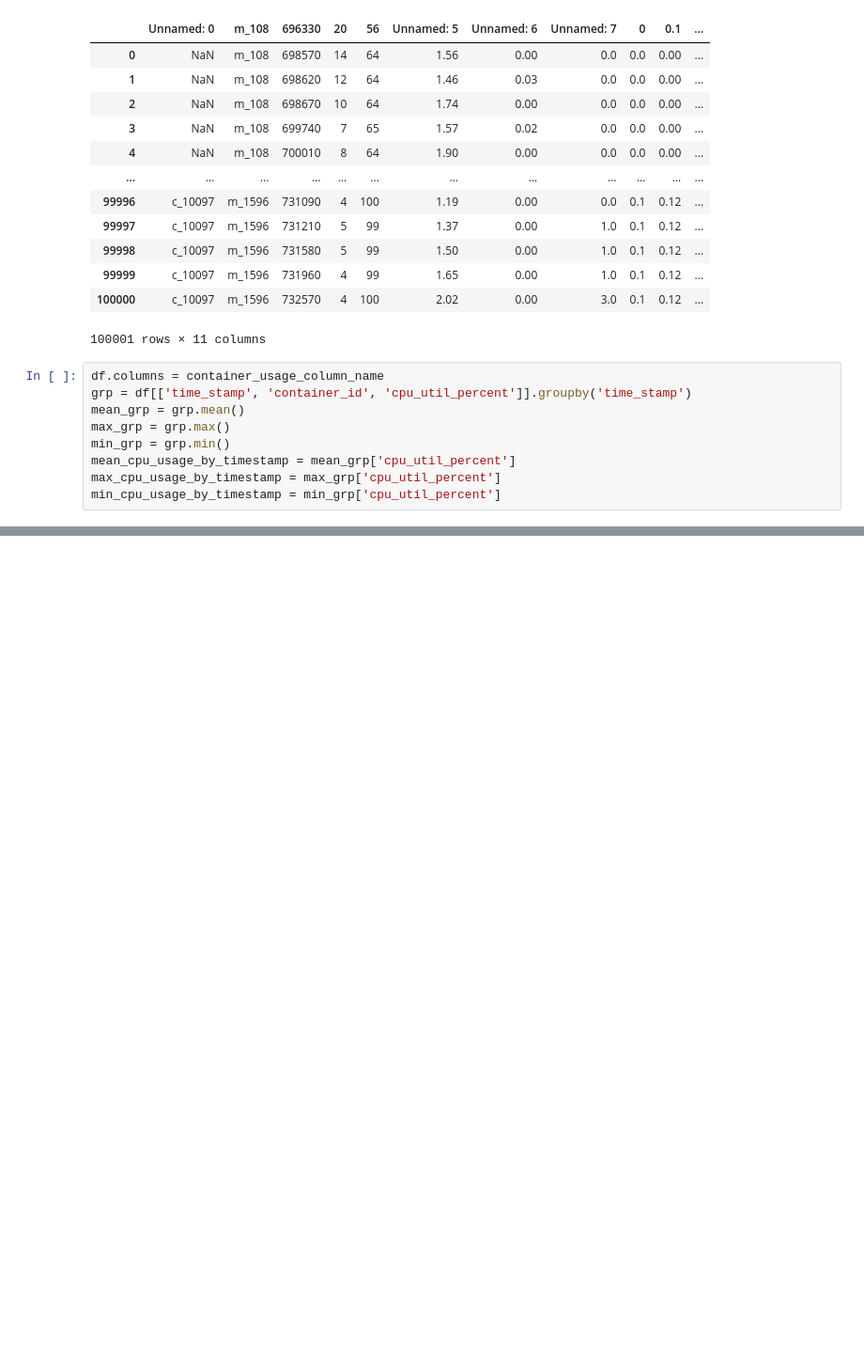
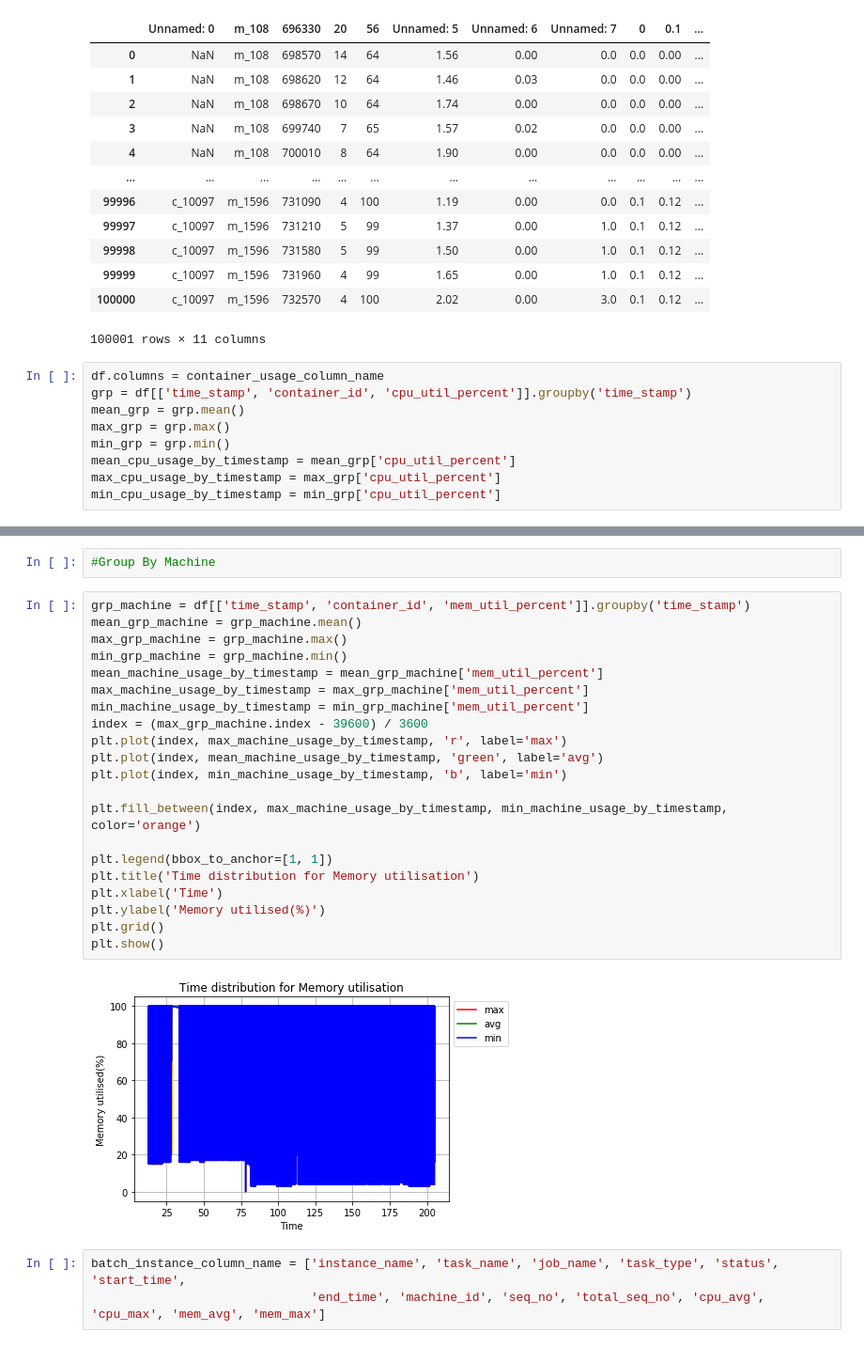
Before and after one commit to jalpa015/RL_Resource_Allocation, a Jupyter notebook: Data Analysis.ipynb, the cells around one changed output, grey strips where cells are left out. Shown at 94% size. Cells and saved outputs as stored; diff of their text form; blank space fills up the shorter version.

```diff
--- a/Data Analysis.ipynb
+++ b/Data Analysis.ipynb
@@ -70,0 +73,28 @@ plt.show()
+# %%
+#Group By Machine
+# %%
+grp_machine = df[['time_stamp', 'container_id', 'mem_util_percent']].groupby('time_stamp')
+mean_grp_machine = grp_machine.mean()
+max_grp_machine = grp_machine.max()
+min_grp_machine = grp_machine.min()
+mean_machine_usage_by_timestamp = mean_grp_machine['mem_util_percent']
+max_machine_usage_by_timestamp = max_grp_machine['mem_util_percent']
+min_machine_usage_by_timestamp = min_grp_machine['mem_util_percent']
+index = (max_grp_machine.index - 39600) / 3600
+plt.plot(index, max_machine_usage_by_timestamp, 'r', label='max')
+plt.plot(index, mean_machine_usage_by_timestamp, 'green', label='avg')
+plt.plot(index, min_machine_usage_by_timestamp, 'b', label='min')
+
+plt.fill_between(index, max_machine_usage_by_timestamp, min_machine_usage_by_timestamp, color='orange')
+
+plt.legend(bbox_to_anchor=[1, 1])
+plt.title('Time distribution for Memory utilisation')
+plt.xlabel('Time')
+plt.ylabel('Memory utilised(%)')
+plt.grid()
+plt.show()
+# %% [output]
+[figure, added]
+# %%
+batch_instance_column_name = ['instance_name', 'task_name', 'job_name', 'task_type', 'status', 'start_time',
+                              'end_time', 'machine_id', 'seq_no', 'total_seq_no', 'cpu_avg', 'cpu_max', 'mem_avg', 'mem_max']
```
Also changed, not shown: parts of 10 cells of this notebook, 5 other files.
